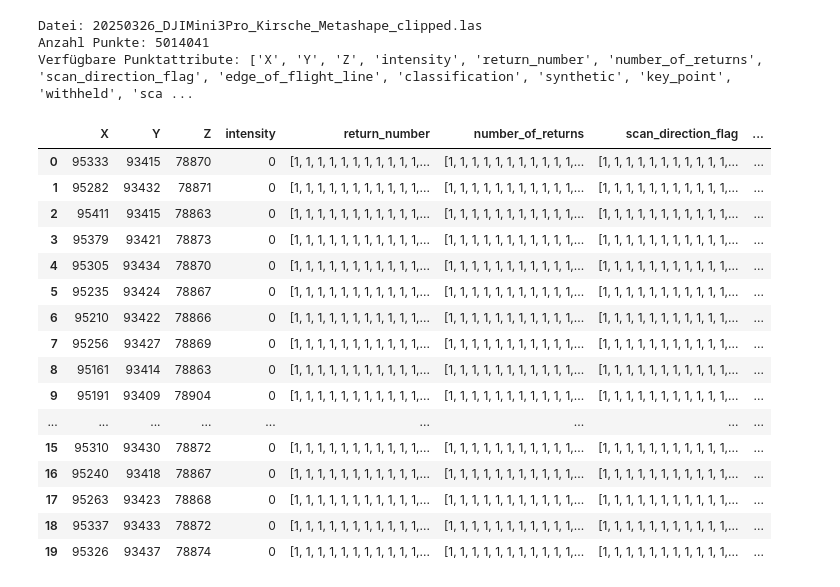
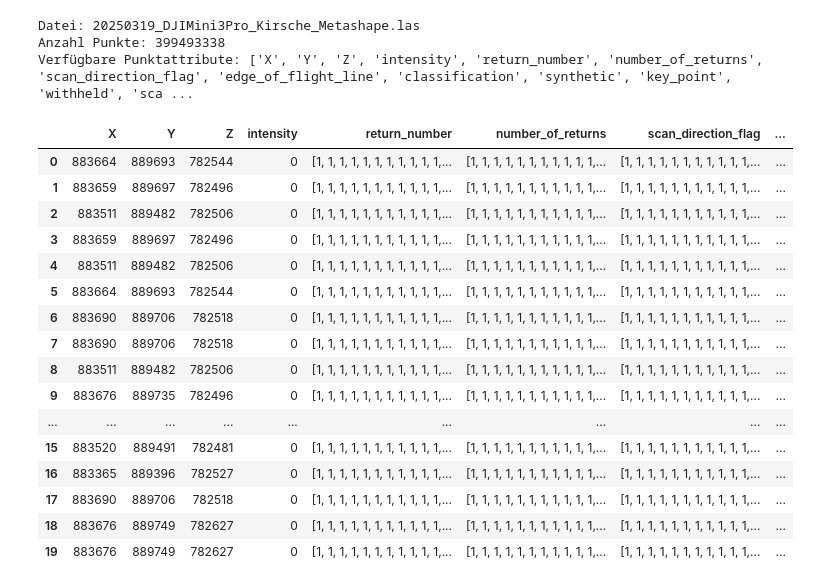
Before and after one commit to naamp/BTh11_Trieblaengenwachstum, a Jupyter notebook: 01_PointCloud_Attributes/01_PC_CheckAttributes.ipynb, the cells around one changed output. Saved outputs shown, nothing was run; the diff lists cells and outputs as text; code cells hidden in the pictures.

Commit message:
20250406_1_namp
Update in 08_Yan_et_al_Algorithmus_TEST.ipynb
Update in 07_Check_PG-PointCloud_Completeness.ipynb
Update in 05_A_Software_Comparison_PointCloud.ipynb

```diff
--- a/01_PointCloud_Attributes/01_PC_CheckAttributes.ipynb
+++ b/01_PointCloud_Attributes/01_PC_CheckAttributes.ipynb
@@ -5,54 +5,55 @@ import os
 from IPython.display import display, HTML
 # %%
 # Pfad zur Punktwolke (anpassbar)
-pc_path = r"C:\_Data\BTh11\BTh11_Trieblaengenwachstum\05_Software_Comparison\50_BaseData\PointCloud\20250326\20250326_DJIMini3Pro_Kirsche_Metashape_clipped.las"
+# pc_path = r"C:\_Data\BTh11\BTh11_Trieblaengenwachstum\05_Software_Comparison\50_BaseData\PointCloud\20250326\20250326_DJIMini3Pro_Kirsche_Metashape_clipped.las"
 # pc_path = r"C:\_Data\BTh11\BTh11_Trieblaengenwachstum\05_Software_Comparison\50_BaseData\PointCloud\20250326\20250326_DJIMini3Pro_Kirsche_Drone2Map_clipped.las"
 # pc_path = r"C:\_Data\BTh11\BTh11_Trieblaengenwachstum\05_Software_Comparison\50_BaseData\PointCloud\20250311\20250311_DJIMini3Pro_Kirsche_Metashape_clipped.las"
+pc_path = r"F:\20250319_DJIMini3Pro_Kirsche_Metashape.las"
 
 # LAS-Datei einlesen und verfügbare Punktattribute anzeigen
 try:
     las = laspy.read(pc_path)
     dims = list(las.point_format.dimension_names)
     print(f"Datei: {os.path.basename(pc_path)}")
     print(f"Anzahl Punkte: {len(las.points)}")
     print(f"Verfügbare Punktattribute: {dims}")
 except Exception as e:
     print(f"Fehler beim Lesen der Datei: {e}")
 
 # Ersten 20 Werte aller Punktattribute in einem DataFrame speichern
 try:
     data = {}
     for dim in dims:
         try:
             values = getattr(las, dim)
             data[dim] = values[:20]
         except AttributeError:
             print(f"Attribut {dim} konnte nicht geladen werden.")
 
     df = pd.DataFrame(data)
 
     # DataFrame als HTML-Tabelle anzeigen
     display(HTML(df.to_html(max_cols=200, notebook=True)))
 except Exception as e:
     print(f"Fehler beim Erstellen der Tabelle: {e}")
 # %% [output]
-Datei: 20250326_DJIMini3Pro_Kirsche_Metashape_clipped.las
-Anzahl Punkte: 5014041
+Datei: 20250319_DJIMini3Pro_Kirsche_Metashape.las
+Anzahl Punkte: 399493338
 Verfügbare Punktattribute: ['X', 'Y', 'Z', 'intensity', 'return_number', 'number_of_returns', 'scan_direction_flag', 'edge_of_flight_line', 'classification', 'synthetic', 'key_point', 'withheld', 'sca ...
 |  | X | Y | Z | intensity | return_number | number_of_returns | scan_direction_flag | ... |
-| 0 | 95333 | 93415 | 78870 | 0 | [1, 1, 1, 1, 1, 1, 1, 1, 1, 1, 1,... | [1, 1, 1, 1, 1, 1, 1, 1, 1, 1, 1,... | [1, 1, 1, 1, 1, 1, 1, 1, 1, 1, 1,... | ... |
-| 1 | 95282 | 93432 | 78871 | 0 | [1, 1, 1, 1, 1, 1, 1, 1, 1, 1, 1,... | [1, 1, 1, 1, 1, 1, 1, 1, 1, 1, 1,... | [1, 1, 1, 1, 1, 1, 1, 1, 1, 1, 1,... | ... |
-| 2 | 95411 | 93415 | 78863 | 0 | [1, 1, 1, 1, 1, 1, 1, 1, 1, 1, 1,... | [1, 1, 1, 1, 1, 1, 1, 1, 1, 1, 1,... | [1, 1, 1, 1, 1, 1, 1, 1, 1, 1, 1,... | ... |
-| 3 | 95379 | 93421 | 78873 | 0 | [1, 1, 1, 1, 1, 1, 1, 1, 1, 1, 1,... | [1, 1, 1, 1, 1, 1, 1, 1, 1, 1, 1,... | [1, 1, 1, 1, 1, 1, 1, 1, 1, 1, 1,... | ... |
-| 4 | 95305 | 93434 | 78870 | 0 | [1, 1, 1, 1, 1, 1, 1, 1, 1, 1, 1,... | [1, 1, 1, 1, 1, 1, 1, 1, 1, 1, 1,... | [1, 1, 1, 1, 1, 1, 1, 1, 1, 1, 1,... | ... |
-| 5 | 95235 | 93424 | 78867 | 0 | [1, 1, 1, 1, 1, 1, 1, 1, 1, 1, 1,... | [1, 1, 1, 1, 1, 1, 1, 1, 1, 1, 1,... | [1, 1, 1, 1, 1, 1, 1, 1, 1, 1, 1,... | ... |
-| 6 | 95210 | 93422 | 78866 | 0 | [1, 1, 1, 1, 1, 1, 1, 1, 1, 1, 1,... | [1, 1, 1, 1, 1, 1, 1, 1, 1, 1, 1,... | [1, 1, 1, 1, 1, 1, 1, 1, 1, 1, 1,... | ... |
-| 7 | 95256 | 93427 | 78869 | 0 | [1, 1, 1, 1, 1, 1, 1, 1, 1, 1, 1,... | [1, 1, 1, 1, 1, 1, 1, 1, 1, 1, 1,... | [1, 1, 1, 1, 1, 1, 1, 1, 1, 1, 1,... | ... |
-| 8 | 95161 | 93414 | 78863 | 0 | [1, 1, 1, 1, 1, 1, 1, 1, 1, 1, 1,... | [1, 1, 1, 1, 1, 1, 1, 1, 1, 1, 1,... | [1, 1, 1, 1, 1, 1, 1, 1, 1, 1, 1,... | ... |
-| 9 | 95191 | 93409 | 78904 | 0 | [1, 1, 1, 1, 1, 1, 1, 1, 1, 1, 1,... | [1, 1, 1, 1, 1, 1, 1, 1, 1, 1, 1,... | [1, 1, 1, 1, 1, 1, 1, 1, 1, 1, 1,... | ... |
+| 0 | 883664 | 889693 | 782544 | 0 | [1, 1, 1, 1, 1, 1, 1, 1, 1, 1, 1,... | [1, 1, 1, 1, 1, 1, 1, 1, 1, 1, 1,... | [1, 1, 1, 1, 1, 1, 1, 1, 1, 1, 1,... | ... |
+| 1 | 883659 | 889697 | 782496 | 0 | [1, 1, 1, 1, 1, 1, 1, 1, 1, 1, 1,... | [1, 1, 1, 1, 1, 1, 1, 1, 1, 1, 1,... | [1, 1, 1, 1, 1, 1, 1, 1, 1, 1, 1,... | ... |
+| 2 | 883511 | 889482 | 782506 | 0 | [1, 1, 1, 1, 1, 1, 1, 1, 1, 1, 1,... | [1, 1, 1, 1, 1, 1, 1, 1, 1, 1, 1,... | [1, 1, 1, 1, 1, 1, 1, 1, 1, 1, 1,... | ... |
+| 3 | 883659 | 889697 | 782496 | 0 | [1, 1, 1, 1, 1, 1, 1, 1, 1, 1, 1,... | [1, 1, 1, 1, 1, 1, 1, 1, 1, 1, 1,... | [1, 1, 1, 1, 1, 1, 1, 1, 1, 1, 1,... | ... |
+| 4 | 883511 | 889482 | 782506 | 0 | [1, 1, 1, 1, 1, 1, 1, 1, 1, 1, 1,... | [1, 1, 1, 1, 1, 1, 1, 1, 1, 1, 1,... | [1, 1, 1, 1, 1, 1, 1, 1, 1, 1, 1,... | ... |
+| 5 | 883664 | 889693 | 782544 | 0 | [1, 1, 1, 1, 1, 1, 1, 1, 1, 1, 1,... | [1, 1, 1, 1, 1, 1, 1, 1, 1, 1, 1,... | [1, 1, 1, 1, 1, 1, 1, 1, 1, 1, 1,... | ... |
+| 6 | 883690 | 889706 | 782518 | 0 | [1, 1, 1, 1, 1, 1, 1, 1, 1, 1, 1,... | [1, 1, 1, 1, 1, 1, 1, 1, 1, 1, 1,... | [1, 1, 1, 1, 1, 1, 1, 1, 1, 1, 1,... | ... |
+| 7 | 883690 | 889706 | 782518 | 0 | [1, 1, 1, 1, 1, 1, 1, 1, 1, 1, 1,... | [1, 1, 1, 1, 1, 1, 1, 1, 1, 1, 1,... | [1, 1, 1, 1, 1, 1, 1, 1, 1, 1, 1,... | ... |
+| 8 | 883511 | 889482 | 782506 | 0 | [1, 1, 1, 1, 1, 1, 1, 1, 1, 1, 1,... | [1, 1, 1, 1, 1, 1, 1, 1, 1, 1, 1,... | [1, 1, 1, 1, 1, 1, 1, 1, 1, 1, 1,... | ... |
+| 9 | 883676 | 889735 | 782496 | 0 | [1, 1, 1, 1, 1, 1, 1, 1, 1, 1, 1,... | [1, 1, 1, 1, 1, 1, 1, 1, 1, 1, 1,... | [1, 1, 1, 1, 1, 1, 1, 1, 1, 1, 1,... | ... |
 | ... | ... | ... | ... | ... | ... | ... | ... | ... |
-| 15 | 95310 | 93430 | 78872 | 0 | [1, 1, 1, 1, 1, 1, 1, 1, 1, 1, 1,... | [1, 1, 1, 1, 1, 1, 1, 1, 1, 1, 1,... | [1, 1, 1, 1, 1, 1, 1, 1, 1, 1, 1,... | ... |
-| 16 | 95240 | 93418 | 78867 | 0 | [1, 1, 1, 1, 1, 1, 1, 1, 1, 1, 1,... | [1, 1, 1, 1, 1, 1, 1, 1, 1, 1, 1,... | [1, 1, 1, 1, 1, 1, 1, 1, 1, 1, 1,... | ... |
-| 17 | 95263 | 93423 | 78868 | 0 | [1, 1, 1, 1, 1, 1, 1, 1, 1, 1, 1,... | [1, 1, 1, 1, 1, 1, 1, 1, 1, 1, 1,... | [1, 1, 1, 1, 1, 1, 1, 1, 1, 1, 1,... | ... |
-| 18 | 95337 | 93433 | 78872 | 0 | [1, 1, 1, 1, 1, 1, 1, 1, 1, 1, 1,... | [1, 1, 1, 1, 1, 1, 1, 1, 1, 1, 1,... | [1, 1, 1, 1, 1, 1, 1, 1, 1, 1, 1,... | ... |
-| 19 | 95326 | 93437 | 78874 | 0 | [1, 1, 1, 1, 1, 1, 1, 1, 1, 1, 1,... | [1, 1, 1, 1, 1, 1, 1, 1, 1, 1, 1,... | [1, 1, 1, 1, 1, 1, 1, 1, 1, 1, 1,... | ... |
+| 15 | 883520 | 889491 | 782481 | 0 | [1, 1, 1, 1, 1, 1, 1, 1, 1, 1, 1,... | [1, 1, 1, 1, 1, 1, 1, 1, 1, 1, 1,... | [1, 1, 1, 1, 1, 1, 1, 1, 1, 1, 1,... | ... |
+| 16 | 883365 | 889396 | 782527 | 0 | [1, 1, 1, 1, 1, 1, 1, 1, 1, 1, 1,... | [1, 1, 1, 1, 1, 1, 1, 1, 1, 1, 1,... | [1, 1, 1, 1, 1, 1, 1, 1, 1, 1, 1,... | ... |
+| 17 | 883690 | 889706 | 782518 | 0 | [1, 1, 1, 1, 1, 1, 1, 1, 1, 1, 1,... | [1, 1, 1, 1, 1, 1, 1, 1, 1, 1, 1,... | [1, 1, 1, 1, 1, 1, 1, 1, 1, 1, 1,... | ... |
+| 18 | 883676 | 889749 | 782627 | 0 | [1, 1, 1, 1, 1, 1, 1, 1, 1, 1, 1,... | [1, 1, 1, 1, 1, 1, 1, 1, 1, 1, 1,... | [1, 1, 1, 1, 1, 1, 1, 1, 1, 1, 1,... | ... |
+| 19 | 883676 | 889749 | 782627 | 0 | [1, 1, 1, 1, 1, 1, 1, 1, 1, 1, 1,... | [1, 1, 1, 1, 1, 1, 1, 1, 1, 1, 1,... | [1, 1, 1, 1, 1, 1, 1, 1, 1, 1, 1,... | ... |
```
Also changed, not shown: 25 other files.
